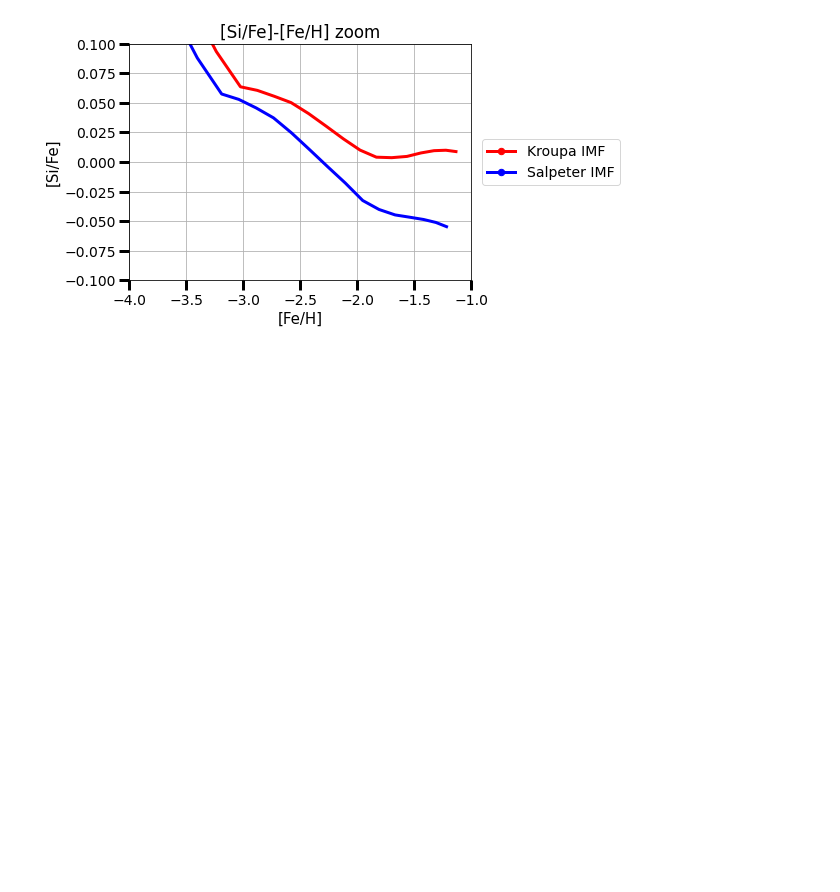
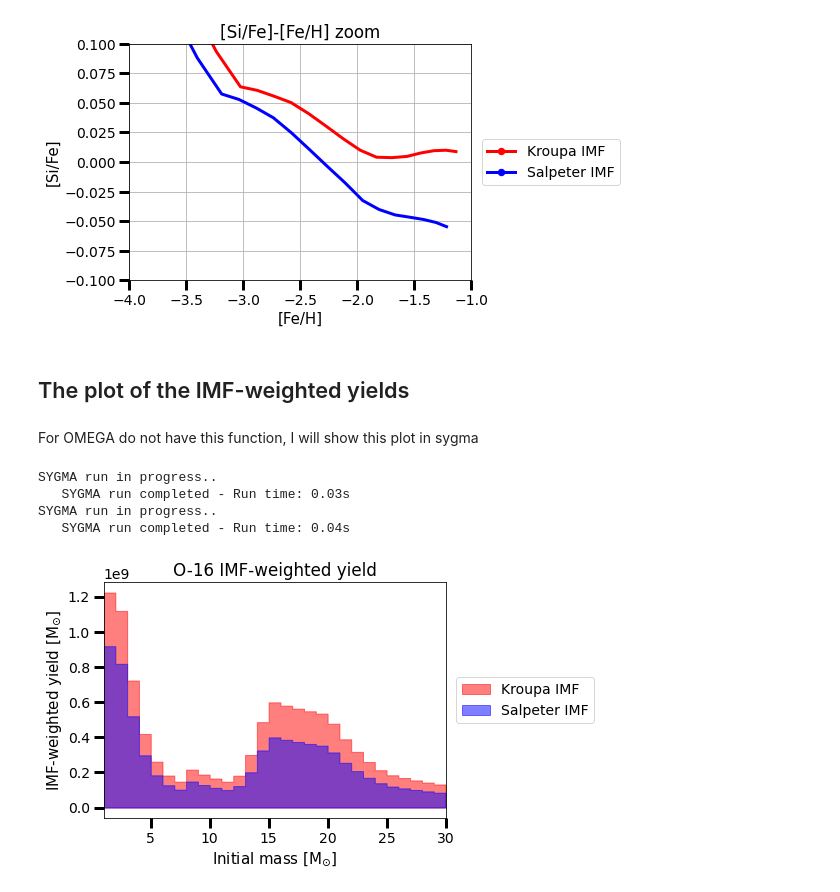
Before and after one commit to GuoZiYi-astro/GCE, a Jupyter notebook: 1_salpeter_and_kroupa_mw_sfh_1.ipynb, the cells around one changed output. Drawn from its saved outputs; the diff is of its cells as text; code cells hidden in the pictures; blank space fills up the shorter version.

```diff
--- a/1_salpeter_and_kroupa_mw_sfh_1.ipynb
+++ b/1_salpeter_and_kroupa_mw_sfh_1.ipynb
@@ -764,3 +764,23 @@ plt.grid()
 plt.savefig('/home/ziyi/PostGraduate/GCE/N3/1_salpeter_and_kroupa_mw_sfh/1-1/'+e+'_Fe_Fe_H_zoom.pdf',bbox_inches='tight')
 # %% [output]
 [figure]
+# %% [markdown]
+## The plot of the IMF-weighted yields
+# %% [markdown]
+For OMEGA do not have this function, I will show this plot in sygma
+# %%
+s1=s.sygma(mgal=1.5e12,imf_type='kroupa')
+s2=s.sygma(mgal=1.5e12,imf_type='salpeter')
+# %% [output]
+SYGMA run in progress..
+   SYGMA run completed - Run time: 0.03s
+SYGMA run in progress..
+   SYGMA run completed - Run time: 0.04s
+# %%
+e='O-16'
+s1.plot_mass_range_contributions(specie=e,label='Kroupa IMF',color='r')
+s2.plot_mass_range_contributions(specie=e,label='Salpeter IMF',color='b')
+plt.title(e+' IMF-weighted yield')
+plt.savefig('/home/ziyi/PostGraduate/GCE/N3/1_salpeter_and_kroupa_mw_sfh/1-1/'+e+'_IMF_weighted.pdf',bbox_inches='tight')
+# %% [output]
+[figure, added]
```
Also changed, not shown: parts of 10 cells of this notebook.
